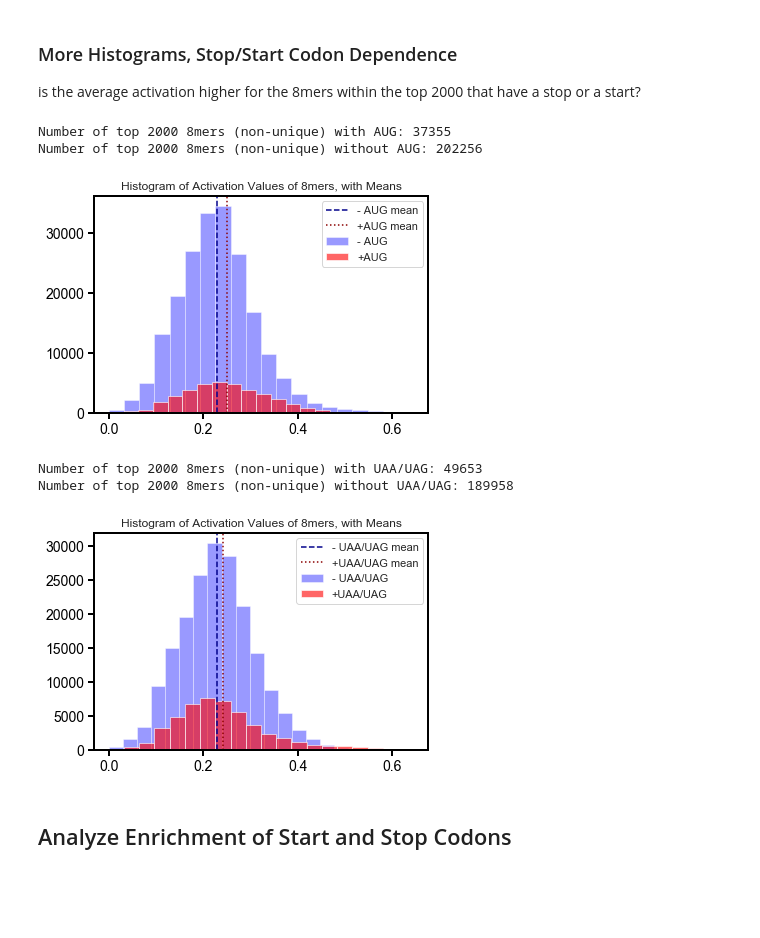
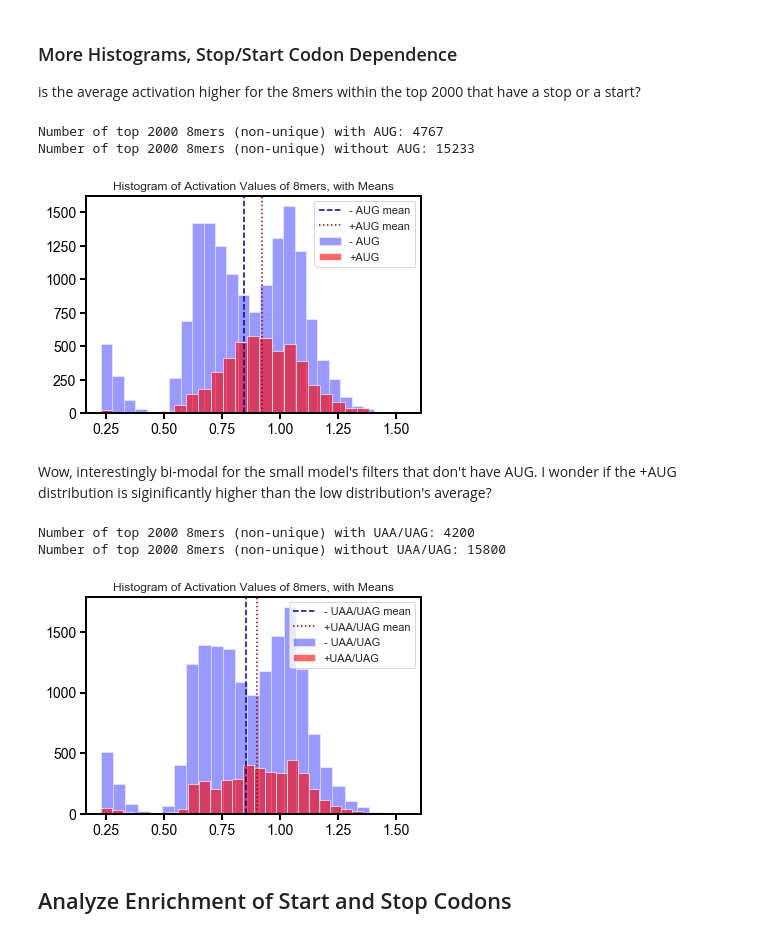
Before and after one commit to laueste/human_5utr_modeling, a Jupyter notebook: modeling/2_training_MRL_CNN.ipynb, the cells around one changed output. Drawn from its saved outputs; the diff is of its cells as text; code cells hidden in the pictures; blank space fills up the shorter version.

Commit message:
update to numbered files, general housecleaning

```diff
--- a/modeling/2_training_MRL_CNN.ipynb
+++ b/modeling/2_training_MRL_CNN.ipynb
@@ -194,7 +307,7 @@ Epoch 3/3
 # %%
-# e_test = test_data(df=e_test, model=model, obs_col='rl',test_seq=seq_e_test)
-# r = r2(e_test['rl'], e_test['pred'])
-# print 'r-squared = ', r
+e_test = test_data(df=e_test, model=small_model, obs_col='rl',test_seq=seq_e_test,output_col='small_pred')
+r = r2(e_test['rl'], e_test['small_pred'])
+print 'r-squared = ', r
 # %% [output]
 r-squared =  0.9067810680367921
 # %%
@@ -306,7 +420,7 @@ for i in range(len(x)):
 # %% [markdown]
 ### Can we extract the actual motifs from the filters?
 # %%
-NFILTERS = 10
+NFILTERS = len(x)
 filters = [x[0][:,:,i] for i in range(NFILTERS)] #layer 1 filters
 df_example = pd.DataFrame(data=filters[0])
 df_example = df_example.transpose(copy=True)
@@ -328,7 +442,10 @@ print 'min', min_weight, 'max', max_weight
 min -0.6215278 max 0.45045346
 # %%
 # Normalize to -1.0 +1.0 range
-nfilters = filters/np.max(np.abs(filters))
+# nfilters = filters/np.max(np.abs(filters))
+
+# ...Or don't normalize!
+nfilters = filters
 # %%
 A = [ np.array([p[0] for p in f ]) for f in nfilters ]
 C = [ np.array([p[1] for p in f ]) for f in nfilters ]
@@ -636,23 +719,25 @@ is the average activation higher for the 8mers within the top 2000 that have a s
 # %%
 # Make histogram of activations for sequences with AUG and without
 fig,ax = plt.subplots()
 with_start = []
 without_start = []
 for f in total_results:
     with_start = np.concatenate((with_start,f[f['aug_count'] > 0]['activation']))
     without_start = np.concatenate((without_start,f[f['aug_count'] == 0]['activation']),axis=0)
-ax.hist(without_start,color='blue',alpha=0.4,bins=20,label='- AUG')
-ax.hist(with_start,color='red',alpha=0.6,bins=20,label='+AUG')
+ax.hist(without_start,color='blue',alpha=0.4,bins=25,label='- AUG')
+ax.hist(with_start,color='red',alpha=0.6,bins=25,label='+AUG')
 ax.axvline(np.mean(without_start),linestyle='--',color='darkblue',label='- AUG mean')
 ax.axvline(np.mean(with_start),linestyle=':',color='darkred',label='+AUG mean')
 ax.set_title("Histogram of Activation Values of 8mers, with Means")
 ax.legend()
 print 'Number of top 2000 8mers (non-unique) with AUG:', len(with_start)
 print 'Number of top 2000 8mers (non-unique) without AUG:', len(without_start)
 # %% [output]
-Number of top 2000 8mers (non-unique) with AUG: 37355
-Number of top 2000 8mers (non-unique) without AUG: 202256
+Number of top 2000 8mers (non-unique) with AUG: 4767
+Number of top 2000 8mers (non-unique) without AUG: 15233
-[figure, old version]
+[figure, new version]
+# %% [markdown]
+Wow, interestingly bi-modal for the small model's filters that don't have AUG. I wonder if the +AUG distribution is siginificantly higher than the low distribution's average?
 # %%
 # Make histogram of activations for sequences with TAA/TAG and without
 hasStop = lambda s: s.count('TAA') + s.count('TAG') > 0
@@ -664,8 +749,8 @@ for f in total_results:
     wo = f[f['seq'].apply(hasStop) == False]
     with_stop = np.concatenate((with_stop,w['activation'])) if len(w) > 0 else with_stop
     without_stop = np.concatenate((without_stop,wo['activation'])) if len(wo) > 0 else without_stop
-ax.hist(without_stop,color='blue',alpha=0.4,bins=20,label='- UAA/UAG')
-ax.hist(with_stop,color='red',alpha=0.6,bins=20,label='+UAA/UAG')
+ax.hist(without_stop,color='blue',alpha=0.4,bins=25,label='- UAA/UAG')
+ax.hist(with_stop,color='red',alpha=0.6,bins=25,label='+UAA/UAG')
 ax.axvline(np.mean(without_stop),linestyle='--',color='darkblue',label='- UAA/UAG mean')
 ax.axvline(np.mean(with_stop),linestyle=':',color='darkred',label='+UAA/UAG mean')
 ax.set_title("Histogram of Activation Values of 8mers, with Means")
@@ -673,9 +758,9 @@ ax.legend()
 print 'Number of top 2000 8mers (non-unique) with UAA/UAG:', len(with_stop)
 print 'Number of top 2000 8mers (non-unique) without UAA/UAG:', len(without_stop)
 # %% [output]
-Number of top 2000 8mers (non-unique) with UAA/UAG: 49653
-Number of top 2000 8mers (non-unique) without UAA/UAG: 189958
+Number of top 2000 8mers (non-unique) with UAA/UAG: 4200
+Number of top 2000 8mers (non-unique) without UAA/UAG: 15800
-[figure, old version]
+[figure, new version]
 # %%
 for i,f in enumerate(total_results):
     w = f[f['seq'].apply(hasStop) == True]['activation']
```
Also changed, not shown: parts of 45 cells of this notebook, 13 other files.
